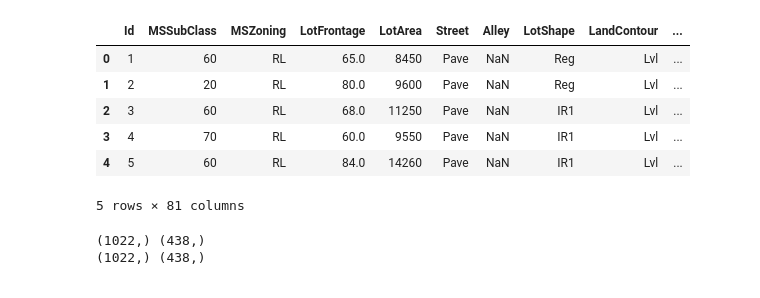
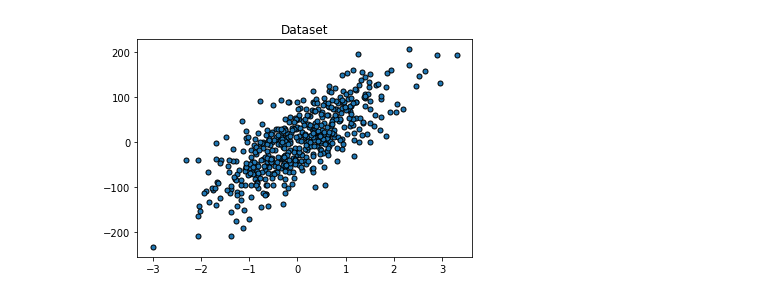
Before and after one commit to rdenadai/AI-Study-Notebooks, a Jupyter notebook: notebooks/LinearRegression.ipynb, the cells around one changed output. Cells and saved outputs as stored; diff of their text form; code cells hidden in the pictures.

```diff
--- a/notebooks/LinearRegression.ipynb
+++ b/notebooks/LinearRegression.ipynb
@@ -6,25 +7,14 @@ from sklearn.model_selection import train_test_split
 from sklearn.linear_model import LinearRegression
 
 %matplotlib inline
-# %%
-df = pd.read_csv('../dataset/house-prices-advanced-regression-techniques/train.csv')
-df.head(5)
-# %% [output]
-|  | Id | MSSubClass | MSZoning | LotFrontage | LotArea | Street | Alley | LotShape | LandContour | ... |
-| 0 | 1 | 60 | RL | 65.0 | 8450 | Pave | NaN | Reg | Lvl | ... |
-| 1 | 2 | 20 | RL | 80.0 | 9600 | Pave | NaN | Reg | Lvl | ... |
-| 2 | 3 | 60 | RL | 68.0 | 11250 | Pave | NaN | IR1 | Lvl | ... |
-| 3 | 4 | 70 | RL | 60.0 | 9550 | Pave | NaN | IR1 | Lvl | ... |
-| 4 | 5 | 60 | RL | 84.0 | 14260 | Pave | NaN | IR1 | Lvl | ... |
-5 rows × 81 columns
-# %%
-X, y = np.array(df['YearBuilt']), np.array(df['SalePrice'])
-X_train, X_test, y_train, y_test = train_test_split(X, y, test_size=0.3, random_state=42)
-print(X_train.shape, X_test.shape)
-print(y_train.shape, y_test.shape)
-# %% [output]
-(1022,) (438,)
-(1022,) (438,)
+# %%
+plt.figure(figsize=(6, 4))
+plt.title("Dataset")
+X, y = make_regression(n_samples=500, n_features=1, noise=50)
+plt.scatter(X[:, 0], y, marker='o', s=25, edgecolor='k')
+plt.show()
+# %% [output]
+[figure, added]
 # %%
 def linear_regression(x, y):
     """Simple Linear Regression : One dimension only."""
```
Also changed, not shown: parts of 3 cells of this notebook, 2 other files.
